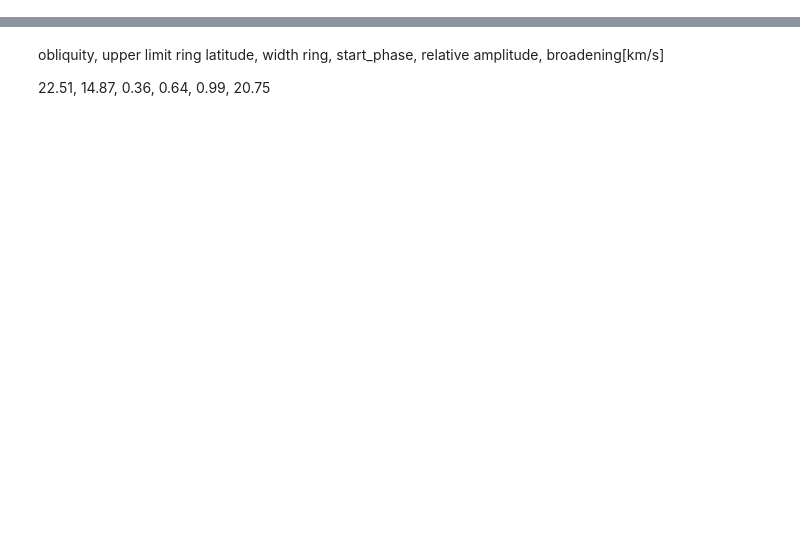
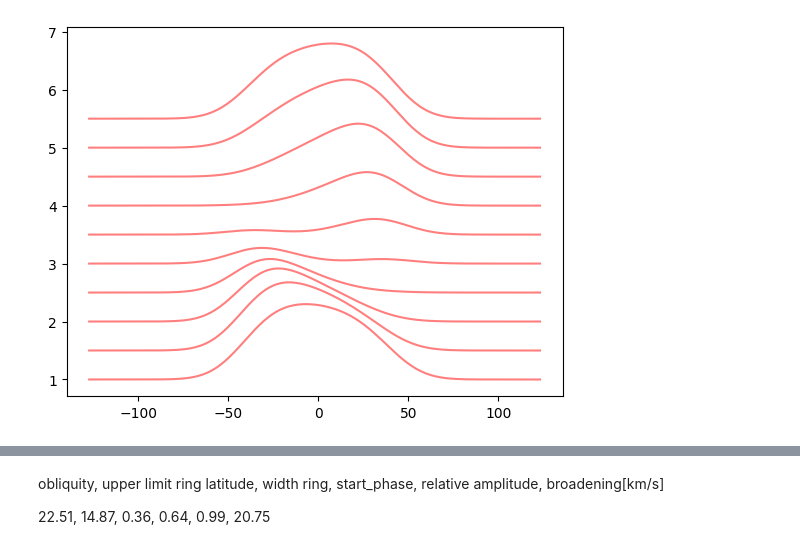
Before and after one commit to ekaterinailin/2024_11_VLT_UVES_BRI, a Jupyter notebook: lean_lsr combined.ipynb, the cells around one changed output, grey strips where cells are left out. Cells and saved outputs as stored; diff of their text form; code cells hidden in the pictures; blank space fills up the shorter version.

```diff
--- a/lean_lsr combined.ipynb
+++ b/lean_lsr combined.ipynb
@@ -131,2 +132,11 @@ ystds = np.array(ystds)
+# %%
+# for mod in model(vbins, vmids, 14.07, 24.45, 0.68, 0.2, 1.8, 15.99, 1.96783057337233, 1.7728610216685825)[:]:
+#     plt.plot(vmids, mod, c="k" , alpha=0.5)
+off = 0
+for mod in model(vbins, vmids, 0.1, -30, 60, 0., 1.3, 14.97, 1, 0)[:]:
+    plt.plot(vmids, mod+off, c="r" , alpha=0.5)
+    off += 0.5
+# %% [output]
+[figure, added]
 # %%
 # make a mcmc setup with emcee
```
Also changed, not shown: parts of 9 cells of this notebook, 3 other files.
